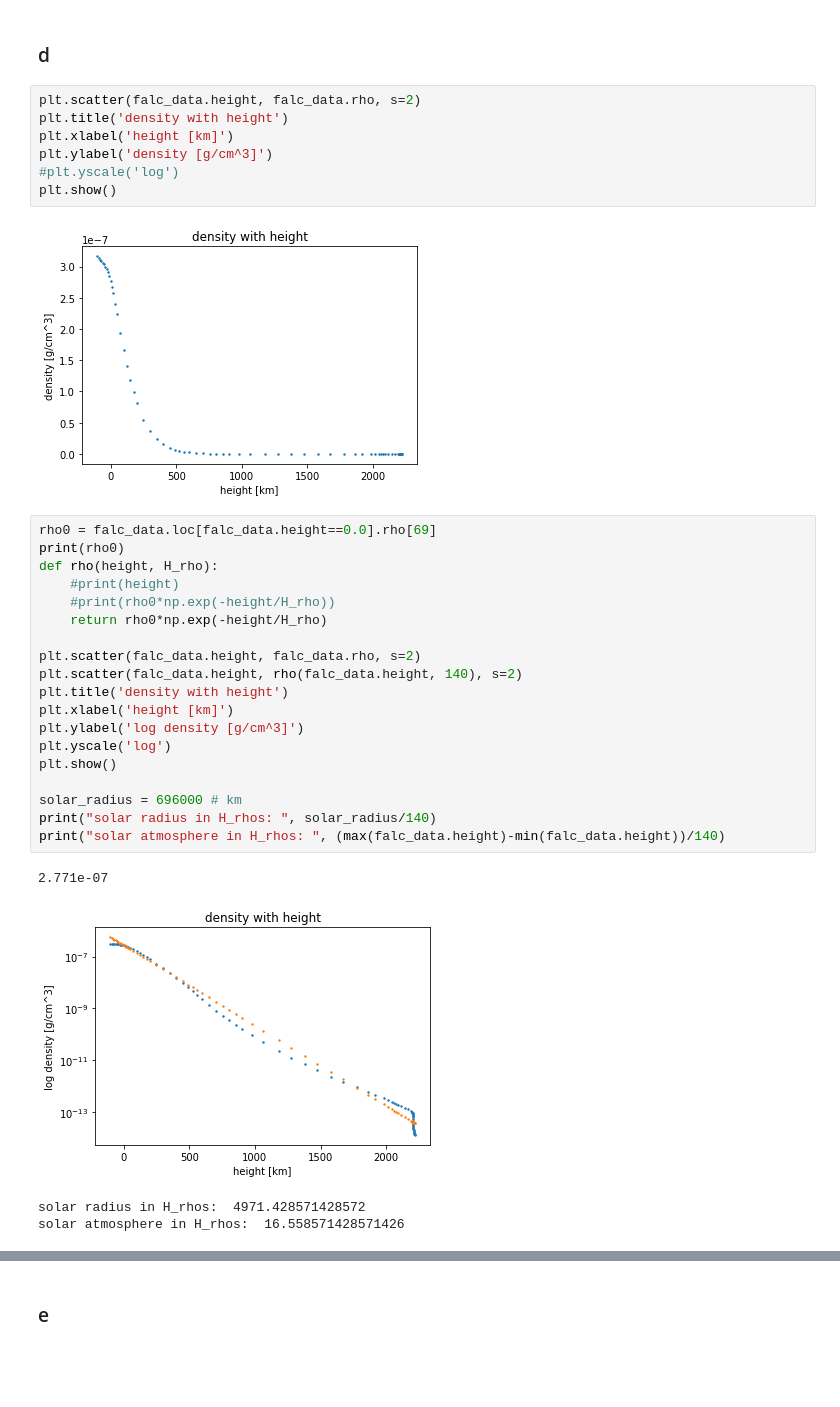
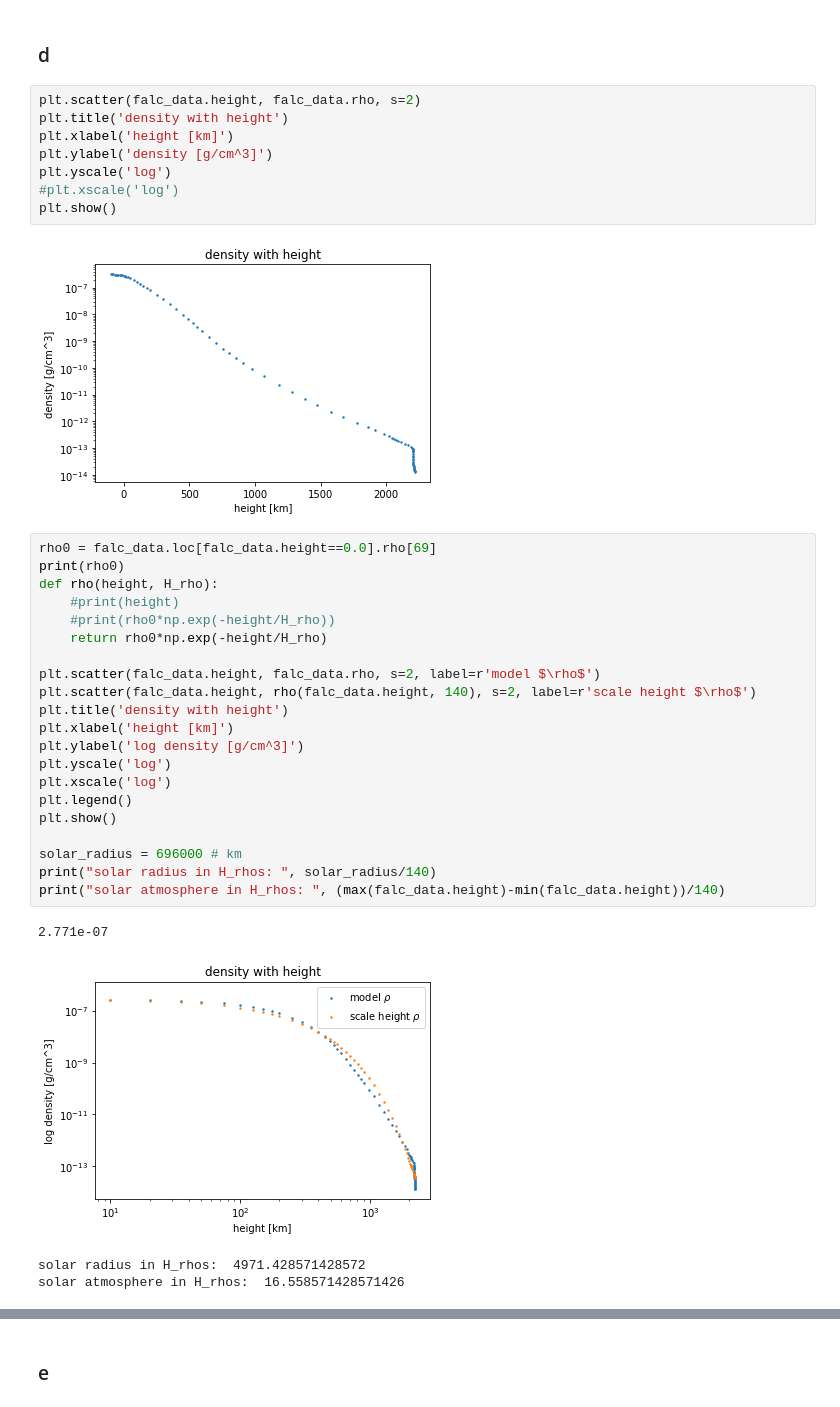
Before and after one commit to cl3425/uf-class-repo, a Jupyter notebook: radiative-processes/final-project/radiative_final.ipynb, the cells around one changed output, grey strips where cells are left out. Cells and saved outputs as stored; diff of their text form; blank space fills up the shorter version.

```diff
--- a/radiative-processes/final-project/radiative_final.ipynb
+++ b/radiative-processes/final-project/radiative_final.ipynb
@@ -124,32 +134,35 @@ plt.scatter(falc_data.height, falc_data.rho, s=2)
 plt.title('density with height')
 plt.xlabel('height [km]')
 plt.ylabel('density [g/cm^3]')
-#plt.yscale('log')
+plt.yscale('log')
+#plt.xscale('log')
 plt.show()
 # %% [output]
-[figure, old version]
+[figure, new version]
 # %%
 rho0 = falc_data.loc[falc_data.height==0.0].rho[69]
 print(rho0)
 def rho(height, H_rho):
     #print(height)
     #print(rho0*np.exp(-height/H_rho))
     return rho0*np.exp(-height/H_rho)
 
-plt.scatter(falc_data.height, falc_data.rho, s=2)
-plt.scatter(falc_data.height, rho(falc_data.height, 140), s=2)
+plt.scatter(falc_data.height, falc_data.rho, s=2, label=r'model $\rho$')
+plt.scatter(falc_data.height, rho(falc_data.height, 140), s=2, label=r'scale height $\rho$')
 plt.title('density with height')
 plt.xlabel('height [km]')
 plt.ylabel('log density [g/cm^3]')
 plt.yscale('log')
+plt.xscale('log')
+plt.legend()
 plt.show()
 
 solar_radius = 696000 # km
 print("solar radius in H_rhos: ", solar_radius/140)
 print("solar atmosphere in H_rhos: ", (max(falc_data.height)-min(falc_data.height))/140)
 # %% [output]
 2.771e-07
-[figure, old version]
+[figure, new version]
 solar radius in H_rhos:  4971.428571428572
 solar atmosphere in H_rhos:  16.558571428571426
 # %% [markdown]
```
Also changed, not shown: parts of 19 cells of this notebook.
